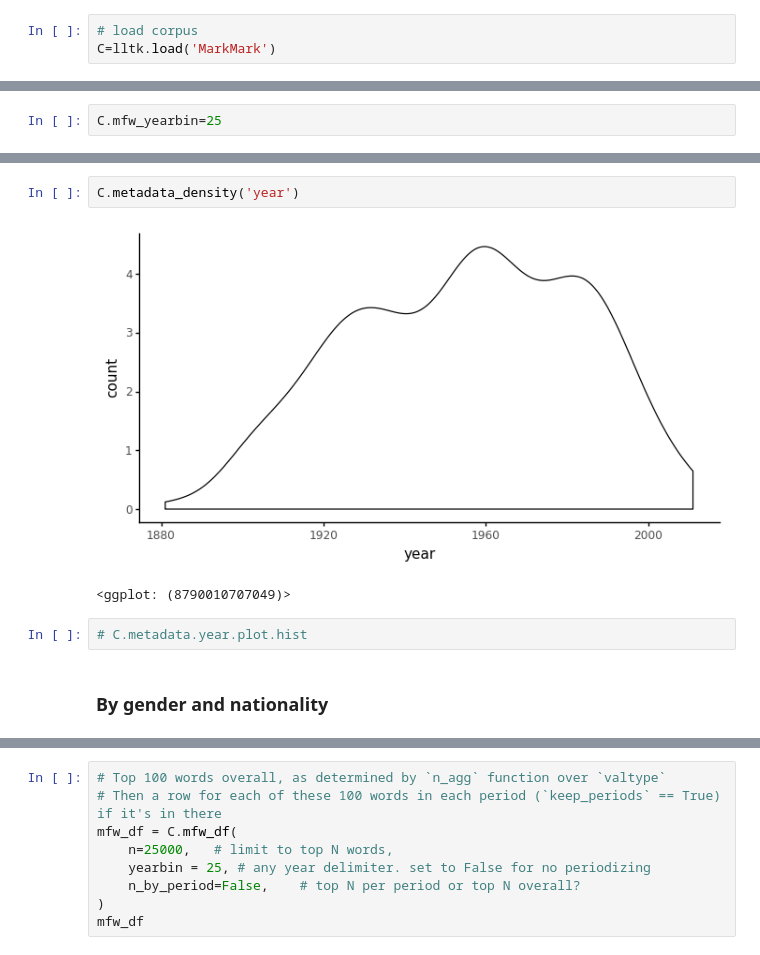
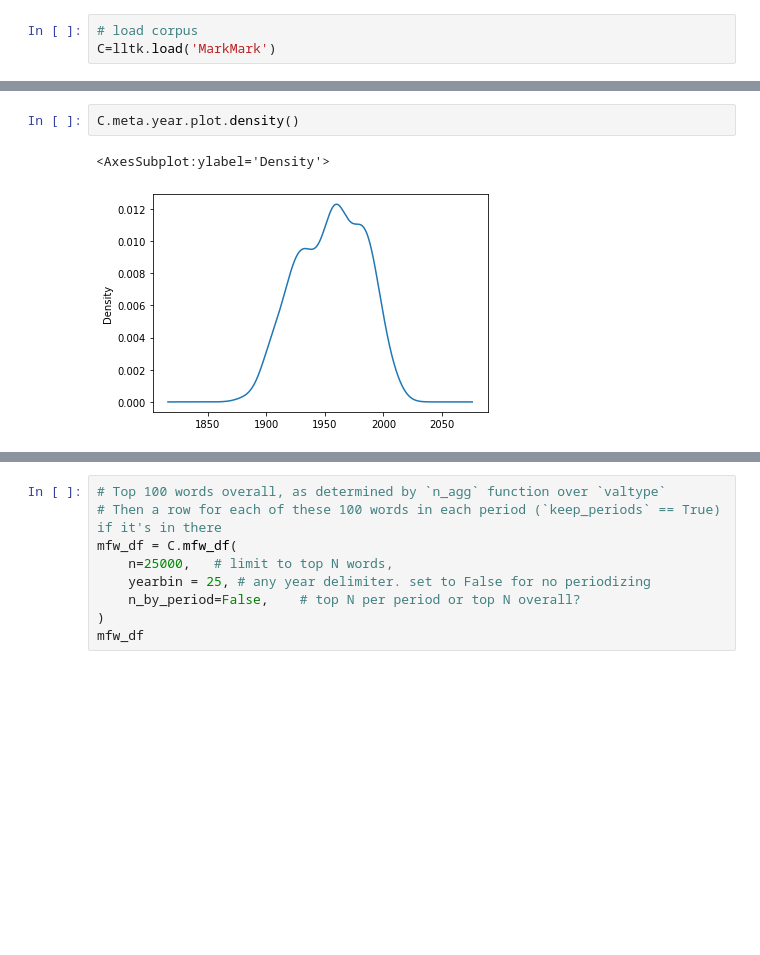
Before and after one commit to quadrismegistus/lltk, a Jupyter notebook: lltk/corpus/markmark/notebook.ipynb, the cells around one changed output, grey strips where cells are left out. Saved outputs shown, nothing was run; the diff lists cells and outputs as text; blank space fills up the shorter version.

```diff
--- a/lltk/corpus/markmark/notebook.ipynb
+++ b/lltk/corpus/markmark/notebook.ipynb
@@ -35,2 +7,0 @@ Only works if you have access to the text files.
-# %%
-C.mfw_yearbin=25
@@ -51,9 +24,5 @@ Min to max year: 1881 to 2011
 # %%
-C.metadata_density('year')
+C.meta.year.plot.density()
 # %% [output]
+<AxesSubplot:ylabel='Density'>
-[figure, old version]
+[figure, new version]
-<ggplot: (8790010707049)>
-# %%
-# C.metadata.year.plot.hist
-# %% [markdown]
-### By gender and nationality
```
Also changed, not shown: parts of 39 cells of this notebook, 5 other files.
